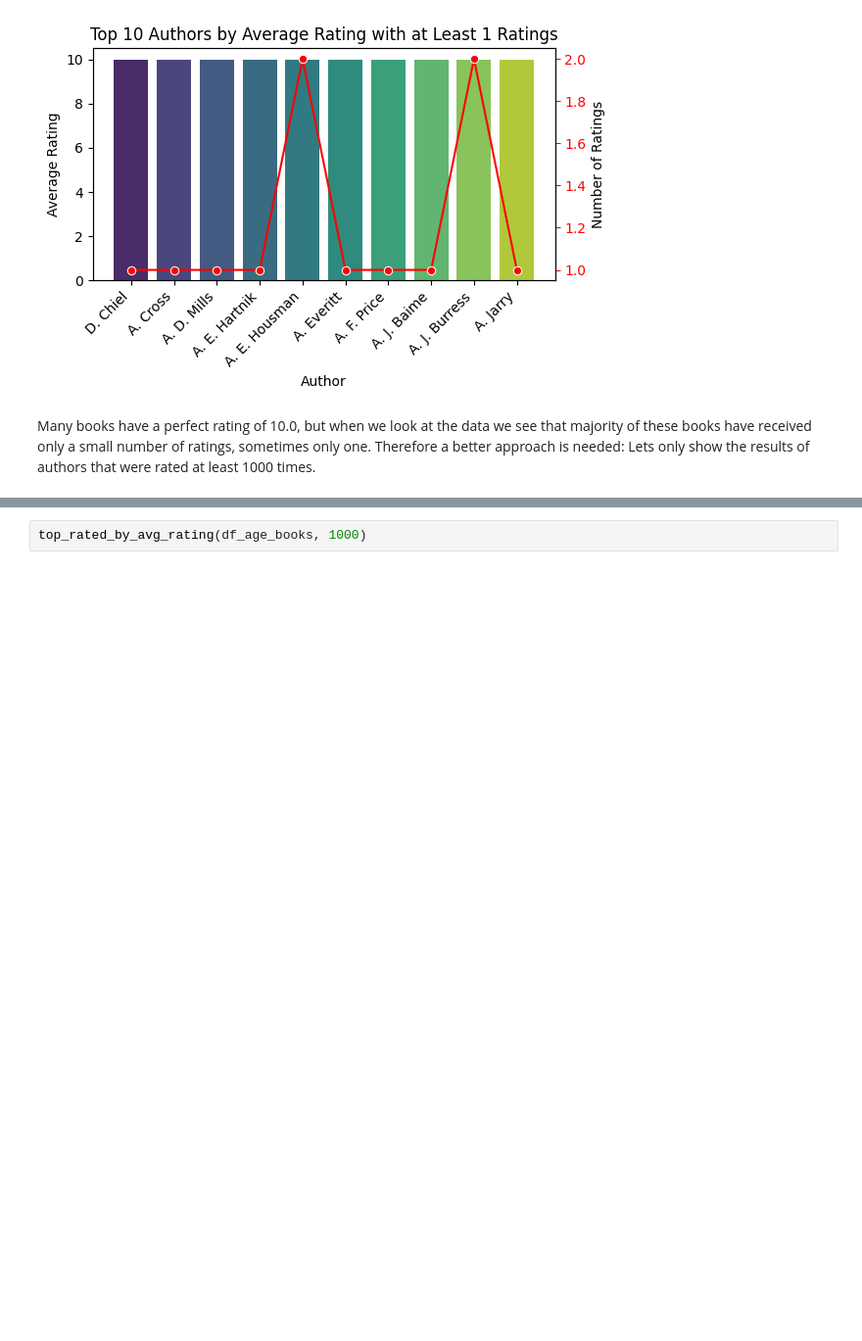
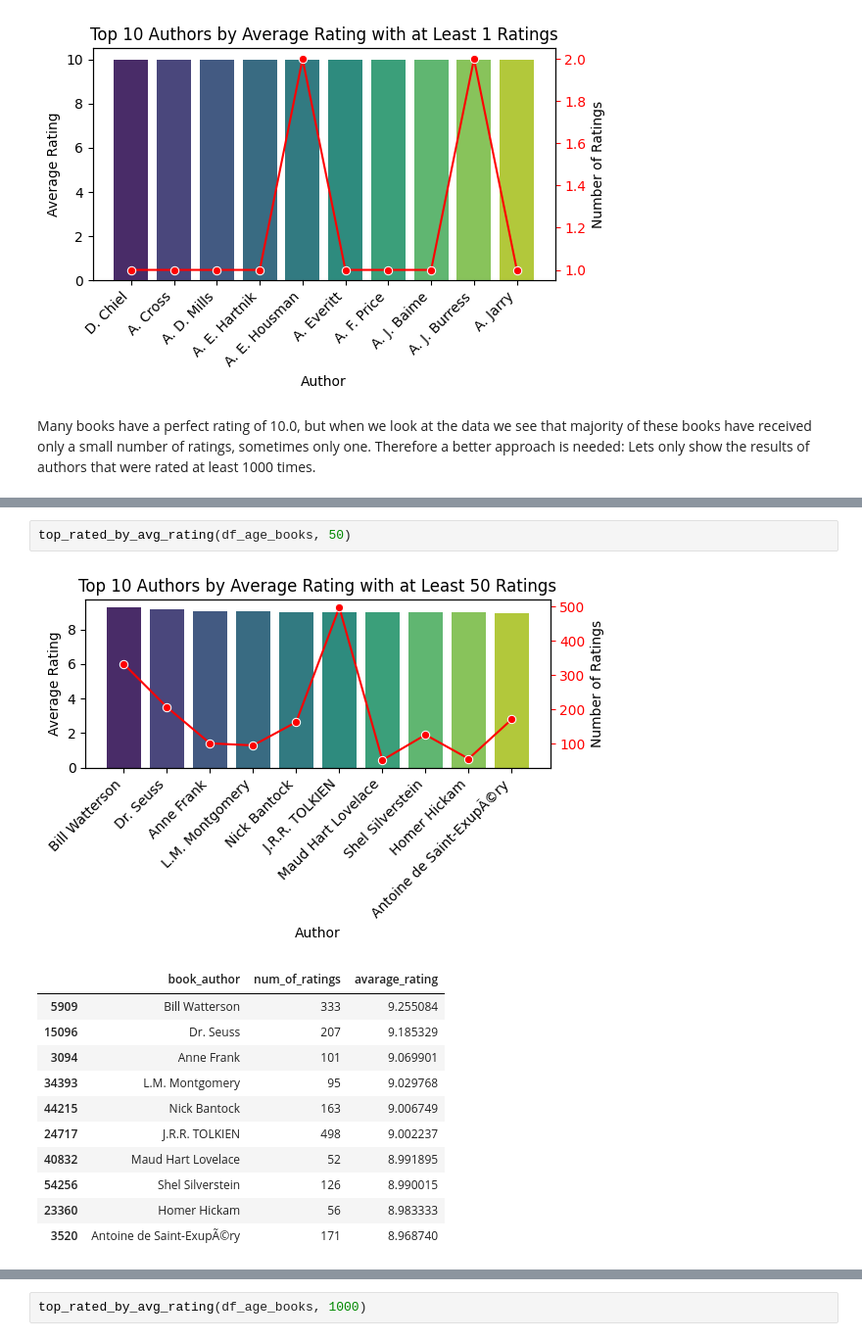
Before and after one commit to BorisBorshevsky/DataPlatHW, a Jupyter notebook: HW1 v3.ipynb, the cells around one changed output, grey strips where cells are left out. Shown at 98% size. Cells and saved outputs as stored; diff of their text form; blank space fills up the shorter version.

```diff
--- a/HW1 v3.ipynb
+++ b/HW1 v3.ipynb
@@ -774,0 +790,15 @@ Many books have a perfect rating of 10.0, but when we look at the data we see th
+# %%
+top_rated_by_avg_rating(df_age_books, 50)
+# %% [output]
+[figure, added]
+|  | book_author | num_of_ratings | avarage_rating |
+| 5909 | Bill Watterson | 333 | 9.255084 |
+| 15096 | Dr. Seuss | 207 | 9.185329 |
+| 3094 | Anne Frank | 101 | 9.069901 |
+| 34393 | L.M. Montgomery | 95 | 9.029768 |
+| 44215 | Nick Bantock | 163 | 9.006749 |
+| 24717 | J.R.R. TOLKIEN | 498 | 9.002237 |
+| 40832 | Maud Hart Lovelace | 52 | 8.991895 |
+| 54256 | Shel Silverstein | 126 | 8.990015 |
+| 23360 | Homer Hickam | 56 | 8.983333 |
+| 3520 | Antoine de Saint-ExupÃ©ry | 171 | 8.968740 |
```
Also changed, not shown: parts of 6 cells of this notebook.
